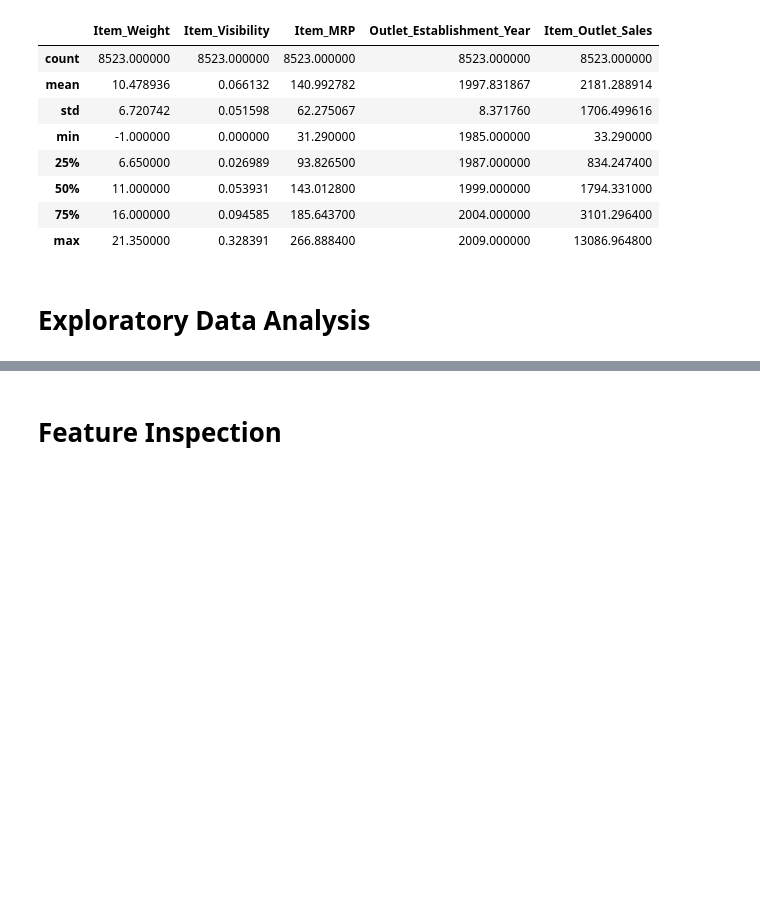
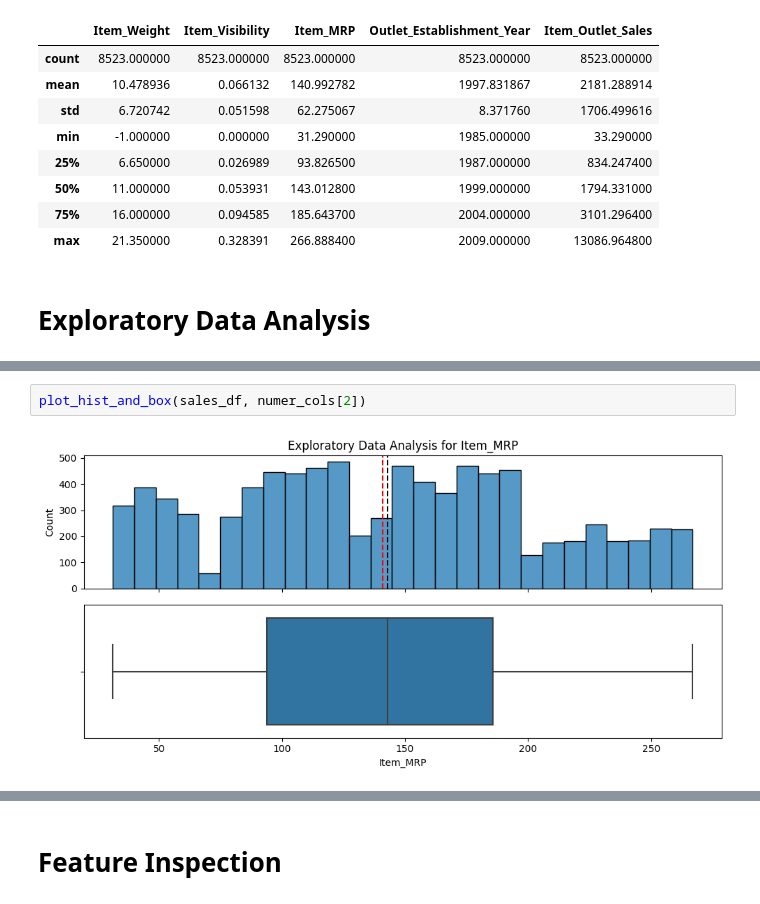
Before and after one commit to GyaviWalls/Prediction-of-Product-Sales, a Jupyter notebook: Prediction_of_Product_Sales.ipynb, the cells around one changed output, grey strips where cells are left out. Drawn from its saved outputs; the diff is of its cells as text; blank space fills up the shorter version.

```diff
--- a/Prediction_of_Product_Sales.ipynb
+++ b/Prediction_of_Product_Sales.ipynb
@@ -363,0 +331,4 @@ def cat_plot(df, col):
+# %%
+plot_hist_and_box(sales_df, numer_cols[2])
+# %% [output]
+[figure, added]
```
Also changed, not shown: parts of 21 cells of this notebook.
